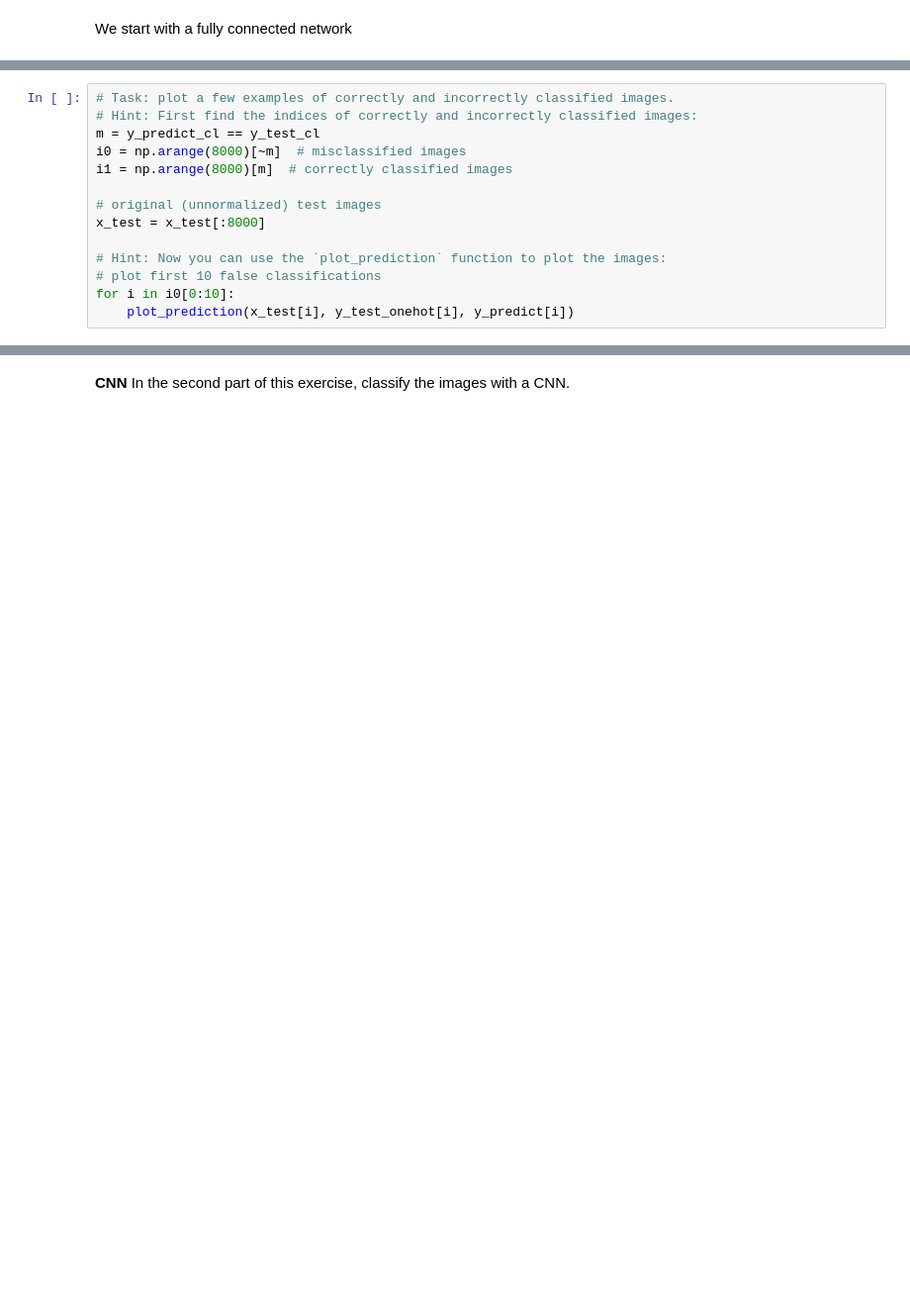
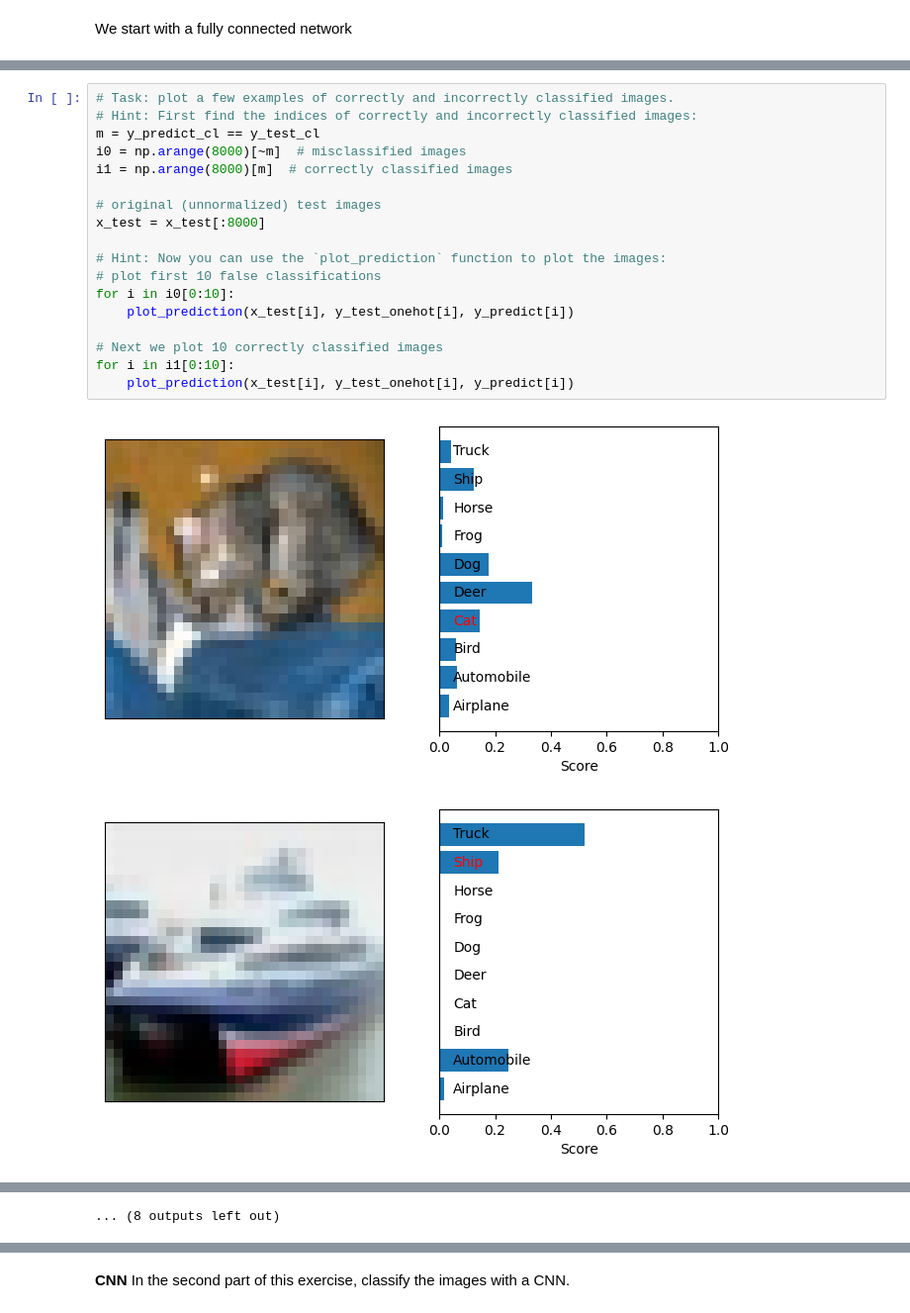
Before and after one commit to TildeSkar/Applied-Deep-Learning---Physics---exrecises, a Jupyter notebook: Exercise_7_1_CIFAR_10.ipynb, the cells around one changed output, grey strips where cells are left out. Shown at 99% size. Drawn from its saved outputs; the diff is of its cells as text; blank space fills up the shorter version.

```diff
--- a/Exercise_7_1_CIFAR_10.ipynb
+++ b/Exercise_7_1_CIFAR_10.ipynb
@@ -156,14 +213,21 @@ plot_confusion(y_test_cl, y_predict_cl)
 # %%
 # Task: plot a few examples of correctly and incorrectly classified images.
 # Hint: First find the indices of correctly and incorrectly classified images:
 m = y_predict_cl == y_test_cl
 i0 = np.arange(8000)[~m]  # misclassified images
 i1 = np.arange(8000)[m]  # correctly classified images
 
 # original (unnormalized) test images
 x_test = x_test[:8000]
 
 # Hint: Now you can use the `plot_prediction` function to plot the images:
 # plot first 10 false classifications
 for i in i0[0:10]:
     plot_prediction(x_test[i], y_test_onehot[i], y_predict[i])
+
+# Next we plot 10 correctly classified images
+for i in i1[0:10]:
+    plot_prediction(x_test[i], y_test_onehot[i], y_predict[i])
+# %% [output]
+[figure, added]
+[figure, added]
@@ -169,0 +244 @@ for i in i0[0:10]:
+... (8 outputs left out)
```
Also changed, not shown: parts of 16 cells of this notebook.
